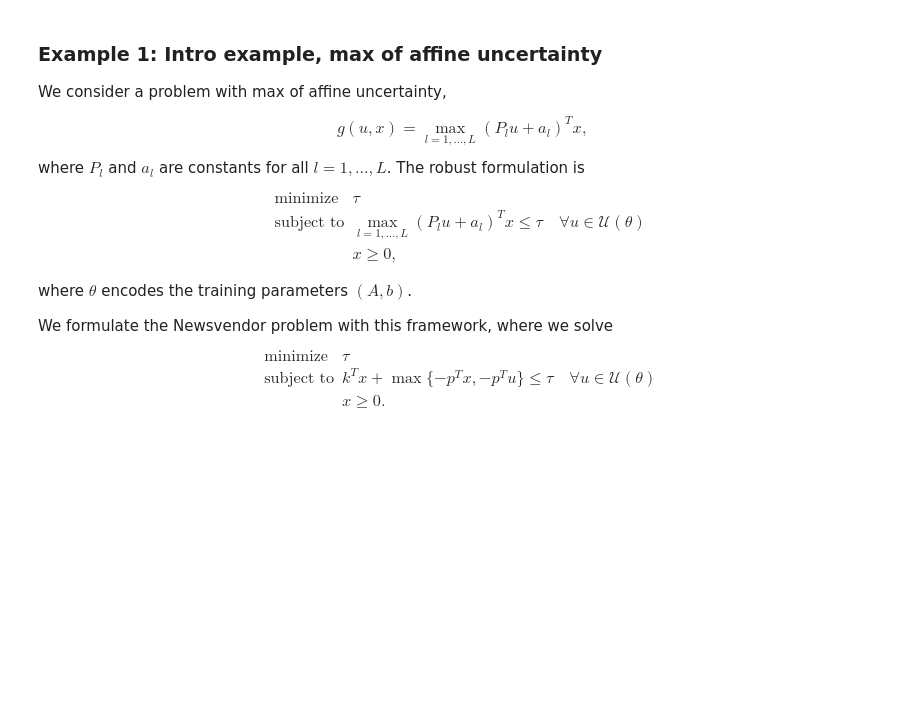
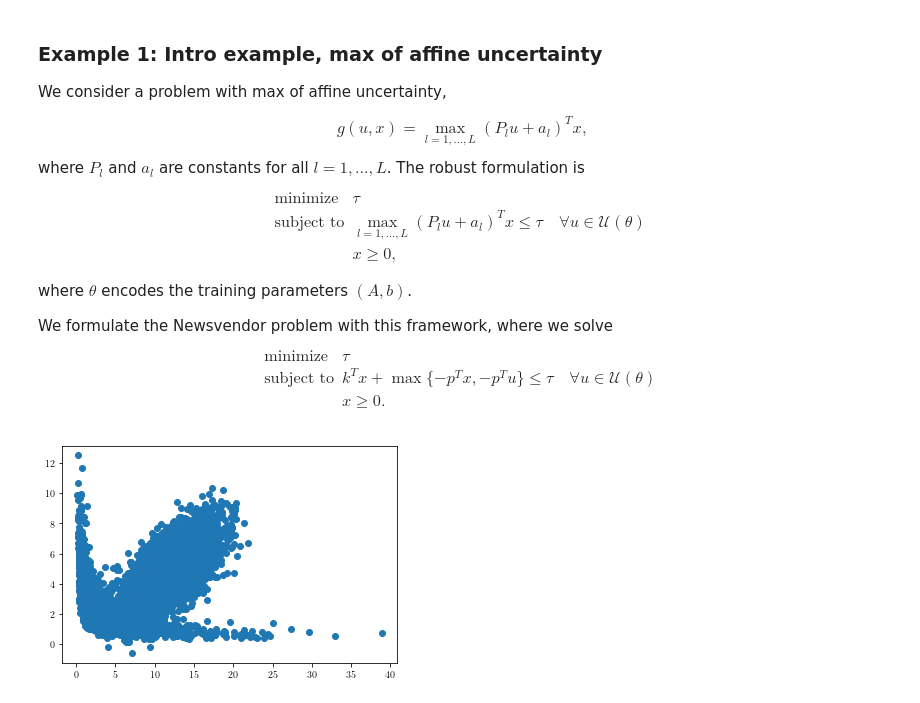
Before and after one commit to stellatogrp/lropt, a Jupyter notebook: docs/examples/experiments/Newsvendor/Newsvendor_intro.ipynb, the cells around one changed output. Cells and saved outputs as stored; diff of their text form; code cells hidden in the pictures; blank space fills up the shorter version.

```diff
--- a/docs/examples/experiments/Newsvendor/Newsvendor_intro.ipynb
+++ b/docs/examples/experiments/Newsvendor/Newsvendor_intro.ipynb
@@ -71,34 +52,46 @@ We formulate the Newsvendor problem with this framework, where we solve
 n = 2
 N = 5000
 test_perc = 0.99
 # k = npr.uniform(1,4,n)
 # p = k + npr.uniform(2,5,n)
 k = np.array([4.,5.])
 p = np.array([5,6.5])
 # k_tch = torch.tensor(k, requires_grad = True)
 # p_tch = torch.tensor(p, requires_grad = True)
 
 def loss(t,x,k_tch, p_tch, alpha,data, mu = 1, l = 5, quantile = 0.95,target = 1.):
     sums = torch.mean(torch.maximum(
         torch.maximum( k_tch@x -data@(p_tch), k_tch@x - x@(p_tch)) - t - alpha,
         torch.tensor(0.,requires_grad = True)))
     sums = sums/(1-quantile) + alpha
     return t + l*(sums - target) + (mu/2)*(sums - target)**2, t, torch.mean((torch.maximum(
         torch.maximum(k_tch@x -data@(p_tch), k_tch@x - x@(p_tch)) - t,
         torch.tensor(0.,requires_grad = True))>=0.001).float()), sums.detach().numpy()
 
 def gen_demand_intro(N, seed):
     np.random.seed(seed)
     sig = np.array([[0.6,-0.4],[-0.3,0.1]])
     mu = np.array((0.9,0.7))
     norms = np.random.multivariate_normal(mu,sig, N)
     d_train = np.exp(norms)
     return d_train
 
+def gen_demand_intro_2(N, seed):
+    np.random.seed(seed)
+    sig = np.array([[8,3],[2,2]])
+    mu = np.array((12,5))
+    norms = np.random.multivariate_normal(mu,sig, N)
+    # d_train = np.exp(norms)
+    return norms
 
 # Generate data
 data = gen_demand_intro(N, seed=5)
-data_train = data[:int((1-test_perc)*N),:]
+data2 = gen_demand_intro_2(N, seed=5)
+plt.scatter(data[:,0],data[:,1],color = "tab:blue")
+plt.scatter(data2[:,0],data2[:,1], color = "tab:blue")
+data = np.vstack((data,data2))
+# %% [output]
+[figure, added]
 # %%
 scenarios = {}
 num_scenarios = 3
```
Also changed, not shown: parts of 11 cells of this notebook, 9 other files.
